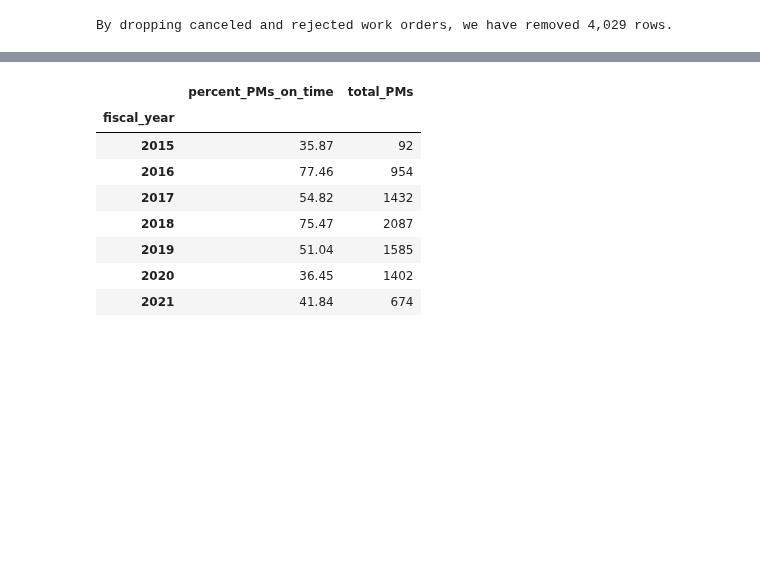
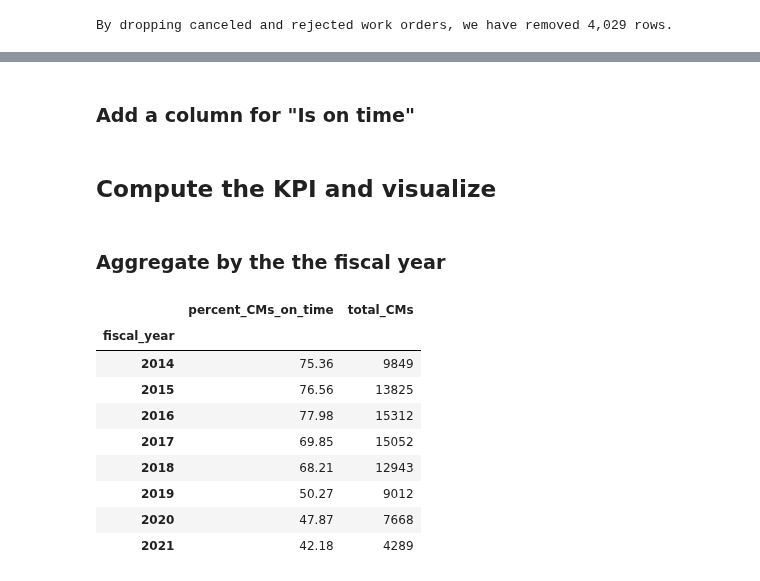
Before and after one commit to department-of-general-services/KPI_central, a Jupyter notebook: Interactive Scorecard.ipynb, the cells around one changed output, grey strips where cells are left out. Cells and saved outputs as stored; diff of their text form; code cells hidden in the pictures; blank space fills up the shorter version.

```diff
--- a/Interactive Scorecard.ipynb
+++ b/Interactive Scorecard.ipynb
@@ -78,0 +57,3 @@ The filtered PMs dataframe has 9,595 rows.
+# %%
+fy_assignment = wr_fy_widget.children[0].value
+wr_fy = wr_fy_widget.result
@@ -78,0 +62,8 @@ The filtered PMs dataframe has 9,595 rows.
+# %%
+wr_typed_widget = interactive(
+    choose_pms_or_cms,
+    selection=["PMs", "CMs"],
+    df=fixed(wr_fy),
+)
+
+wr_typed_widget
@@ -78,0 +72,4 @@ The filtered PMs dataframe has 9,595 rows.
+# %%
+selection = wr_typed_widget.children[0].value
+wr_typed = wr_typed_widget.result
+print(f"The filtered {selection} dataframe has {len(wr_typed):,} rows.")
@@ -79,22 +94,34 @@ The filtered PMs dataframe has 9,595 rows.
+# %% [markdown]
+### Add a column for "Is on time"
 # %%
 # add "is_on_time" column with performance data
-wr_pm = wr_pm.dropna(subset=["days_to_completion", "benchmark"])
-pms_on_time = wr_pm.apply(compute_is_on_time, axis=1)
+wrs_on_time = wr_typed.dropna(subset=["days_to_completion", "benchmark"])
+wrs_on_time["is_on_time"] = compute_is_on_time(
+    wrs_on_time["days_to_completion"], wrs_on_time["benchmark"]
+)
+# %% [markdown]
+## Compute the KPI and visualize
+# %% [markdown]
+### Aggregate by the the fiscal year
 # %%
 pm_compliance = compute_kpi_table(
-    pms_on_time, "percent_PMs_on_time", "total_PMs", grouping_var="fiscal_year"
+    wrs_on_time,
+    f"percent_{selection}_on_time",
+    f"total_{selection}",
+    grouping_var="fiscal_year",
 )
 pm_compliance
 # %% [output]
-|  | percent_PMs_on_time | total_PMs |
+|  | percent_CMs_on_time | total_CMs |
 | fiscal_year |  |  |
-| 2015 | 35.87 | 92 |
-| 2016 | 77.46 | 954 |
-| 2017 | 54.82 | 1432 |
-| 2018 | 75.47 | 2087 |
-| 2019 | 51.04 | 1585 |
-| 2020 | 36.45 | 1402 |
-| 2021 | 41.84 | 674 |
+| 2014 | 75.36 | 9849 |
+| 2015 | 76.56 | 13825 |
+| 2016 | 77.98 | 15312 |
+| 2017 | 69.85 | 15052 |
+| 2018 | 68.21 | 12943 |
+| 2019 | 50.27 | 9012 |
+| 2020 | 47.87 | 7668 |
+| 2021 | 42.18 | 4289 |
 # %%
 pointplot_with_barplot(
     pm_compliance,
```
Also changed, not shown: parts of 13 cells of this notebook, 1 other file.
